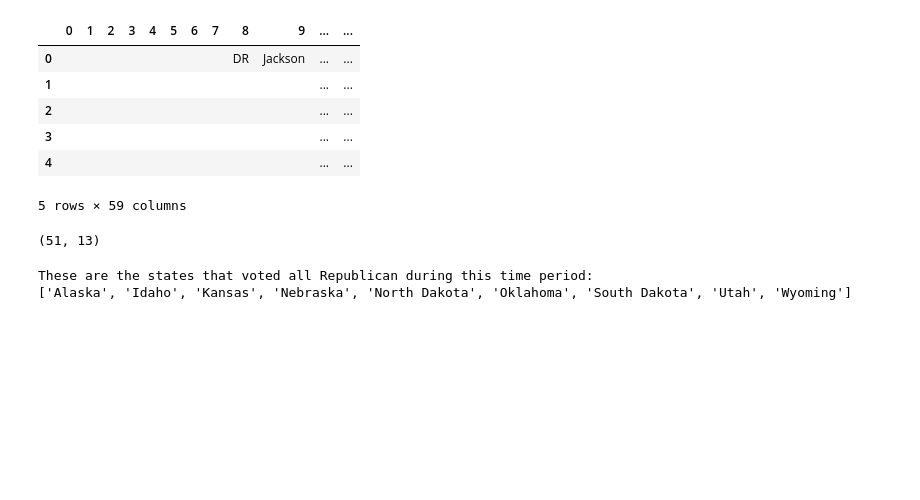
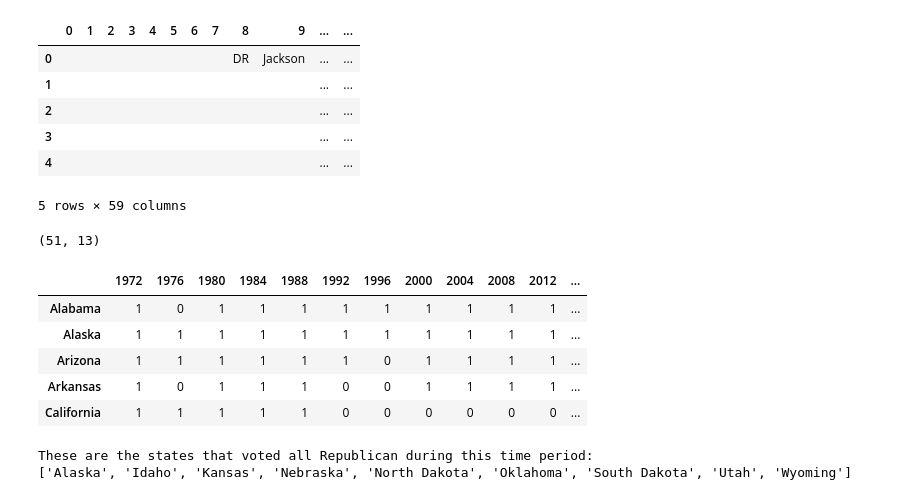
Before and after one commit to giomhern/data119, a Jupyter notebook: homeworks/hw6.ipynb, the cells around one changed output. Cells and saved outputs as stored; diff of their text form; code cells hidden in the pictures; blank space fills up the shorter version.

```diff
--- a/homeworks/hw6.ipynb
+++ b/homeworks/hw6.ipynb
@@ -138,10 +150,17 @@ final_pres = presid[years[-13:]]
 # %%
 # q2 cont.
 final_pres = final_pres.replace("R", 1)
 final_pres = final_pres.replace("D", 0)
-final_pres.shape
+print(final_pres.shape)
+final_pres.head(5)
 # %% [output]
 (51, 13)
+|  | 1972 | 1976 | 1980 | 1984 | 1988 | 1992 | 1996 | 2000 | 2004 | 2008 | 2012 | ... |
+| Alabama | 1 | 0 | 1 | 1 | 1 | 1 | 1 | 1 | 1 | 1 | 1 | ... |
+| Alaska | 1 | 1 | 1 | 1 | 1 | 1 | 1 | 1 | 1 | 1 | 1 | ... |
+| Arizona | 1 | 1 | 1 | 1 | 1 | 1 | 0 | 1 | 1 | 1 | 1 | ... |
+| Arkansas | 1 | 0 | 1 | 1 | 1 | 0 | 0 | 1 | 1 | 1 | 1 | ... |
+| California | 1 | 1 | 1 | 1 | 1 | 0 | 0 | 0 | 0 | 0 | 0 | ... |
 # %%
 #q3
 rep_states = []
```
Also changed, not shown: parts of 5 cells of this notebook.
